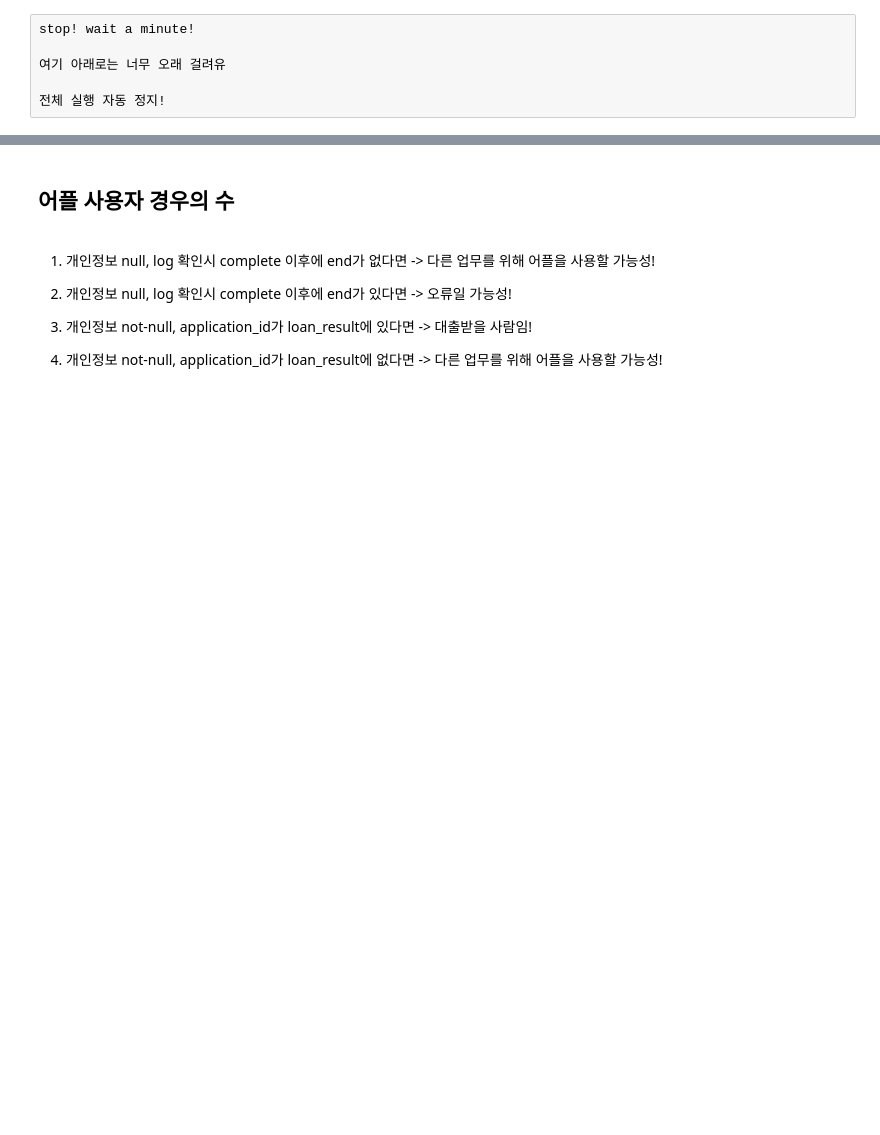
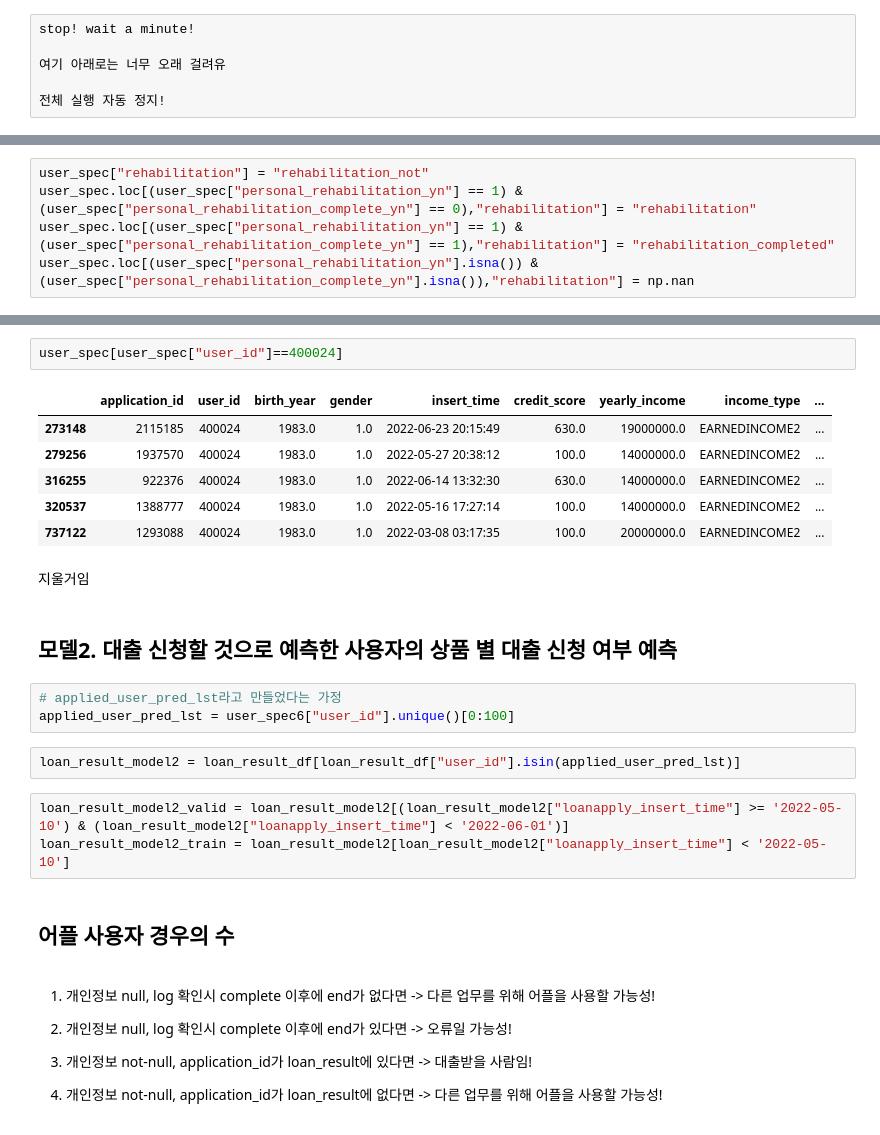
Before and after one commit to lsj7087/22.09_BigContest, a Jupyter notebook: BigContest_Futures_Finda_개짖는소리.ipynb, the cells around one changed output, grey strips where cells are left out. Cells and saved outputs as stored; diff of their text form; blank space fills up the shorter version.

```diff
--- a/BigContest_Futures_Finda_개짖는소리.ipynb
+++ b/BigContest_Futures_Finda_개짖는소리.ipynb
@@ -1241,0 +1274,5 @@ stop! wait a minute!
+# %%
+user_spec["rehabilitation"] = "rehabilitation_not"
+user_spec.loc[(user_spec["personal_rehabilitation_yn"] == 1) & (user_spec["personal_rehabilitation_complete_yn"] == 0),"rehabilitation"] = "rehabilitation"
+user_spec.loc[(user_spec["personal_rehabilitation_yn"] == 1) & (user_spec["personal_rehabilitation_complete_yn"] == 1),"rehabilitation"] = "rehabilitation_completed"
+user_spec.loc[(user_spec["personal_rehabilitation_yn"].isna()) & (user_spec["personal_rehabilitation_complete_yn"].isna()),"rehabilitation"] = np.nan
@@ -1242,3 +1316,24 @@ stop! wait a minute!
+# %%
+user_spec[user_spec["user_id"]==400024]
+# %% [output]
+|  | application_id | user_id | birth_year | gender | insert_time | credit_score | yearly_income | income_type | ... |
+| 273148 | 2115185 | 400024 | 1983.0 | 1.0 | 2022-06-23 20:15:49 | 630.0 | 19000000.0 | EARNEDINCOME2 | ... |
+| 279256 | 1937570 | 400024 | 1983.0 | 1.0 | 2022-05-27 20:38:12 | 100.0 | 14000000.0 | EARNEDINCOME2 | ... |
+| 316255 | 922376 | 400024 | 1983.0 | 1.0 | 2022-06-14 13:32:30 | 630.0 | 14000000.0 | EARNEDINCOME2 | ... |
+| 320537 | 1388777 | 400024 | 1983.0 | 1.0 | 2022-05-16 17:27:14 | 100.0 | 14000000.0 | EARNEDINCOME2 | ... |
+| 737122 | 1293088 | 400024 | 1983.0 | 1.0 | 2022-03-08 03:17:35 | 100.0 | 20000000.0 | EARNEDINCOME2 | ... |
+# %% [markdown]
+지울거임
+# %% [markdown]
+## 모델2. 대출 신청할 것으로 예측한 사용자의 상품 별 대출 신청 여부 예측
+# %%
+# applied_user_pred_lst라고 만들었다는 가정
+applied_user_pred_lst = user_spec6["user_id"].unique()[0:100]
+# %%
+loan_result_model2 = loan_result_df[loan_result_df["user_id"].isin(applied_user_pred_lst)]
+# %%
+loan_result_model2_valid = loan_result_model2[(loan_result_model2["loanapply_insert_time"] >= '2022-05-10') & (loan_result_model2["loanapply_insert_time"] < '2022-06-01')]
+loan_result_model2_train = loan_result_model2[loan_result_model2["loanapply_insert_time"] < '2022-05-10']
 # %% [markdown]
 ## 어플 사용자 경우의 수
 # %% [markdown]
```
Also changed, not shown: parts of 121 cells of this notebook.
